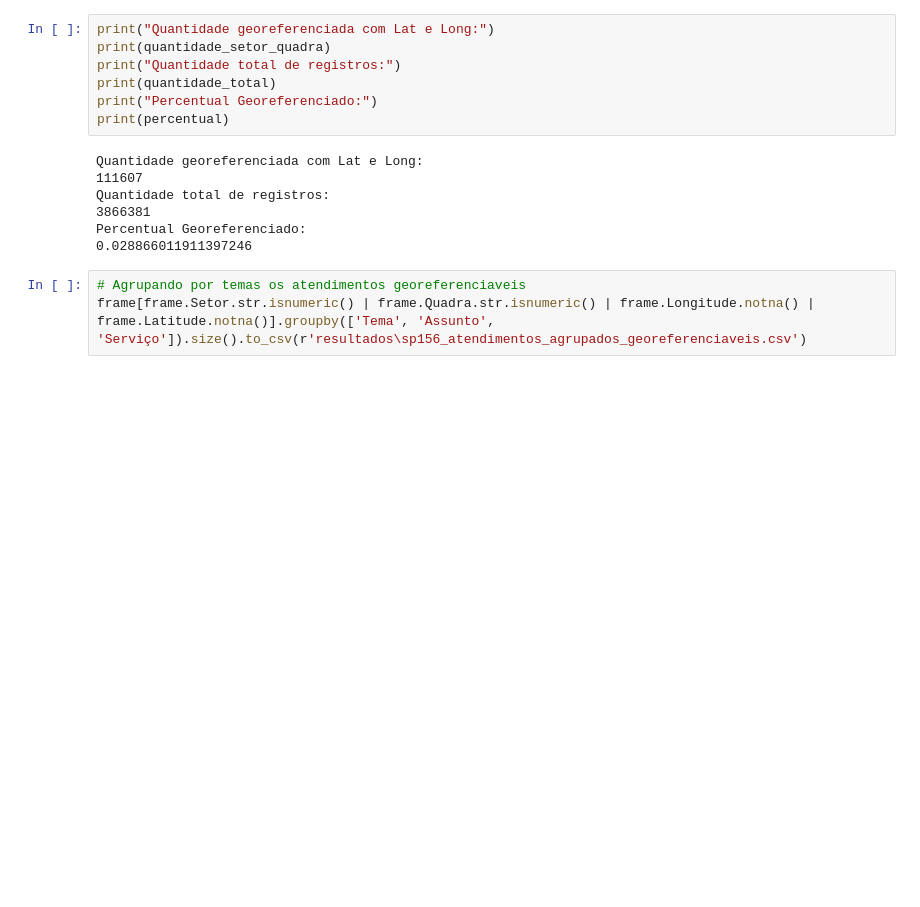
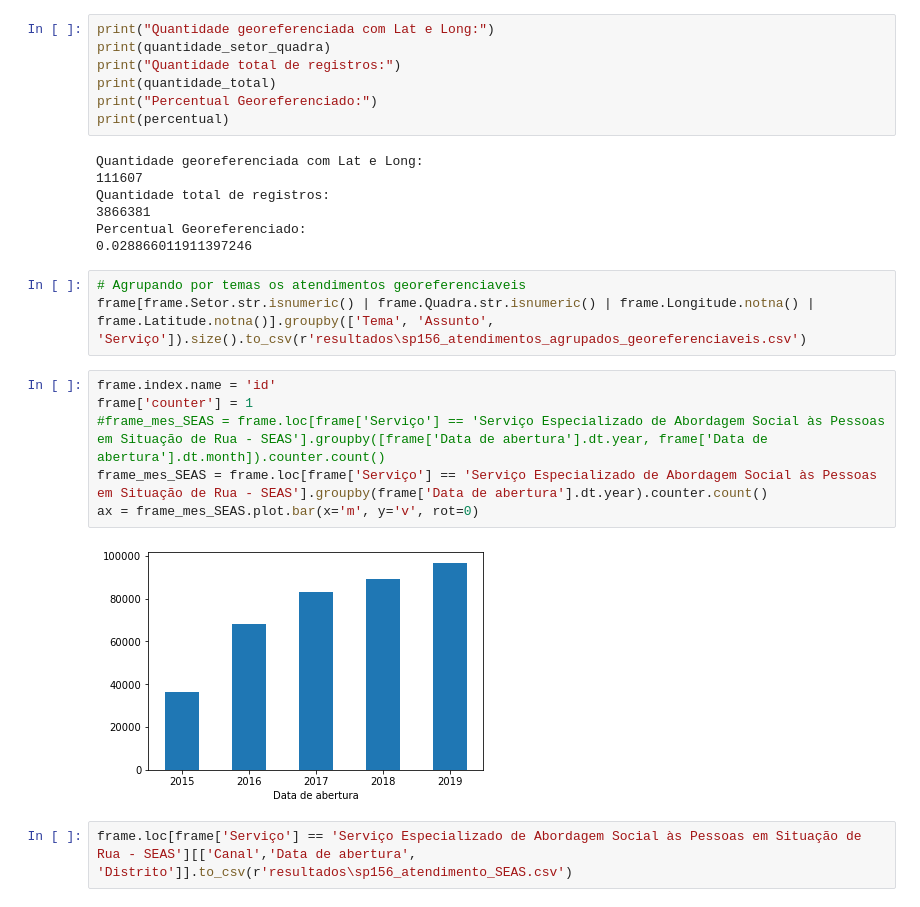
Before and after one commit to geoinfo-smdu/geo-sp156, a Jupyter notebook: Primeiros Prcessamentos e Análises.ipynb, the cells around one changed output. Drawn from its saved outputs; the diff is of its cells as text; blank space fills up the shorter version.

```diff
--- a/Primeiros Prcessamentos e Análises.ipynb
+++ b/Primeiros Prcessamentos e Análises.ipynb
@@ -180,3 +180,13 @@ Percentual Georeferenciado:
 # %%
 # Agrupando por temas os atendimentos georeferenciaveis
 frame[frame.Setor.str.isnumeric() | frame.Quadra.str.isnumeric() | frame.Longitude.notna() | frame.Latitude.notna()].groupby(['Tema', 'Assunto', 'Serviço']).size().to_csv(r'resultados\sp156_atendimentos_agrupados_georeferenciaveis.csv')
+# %%
+frame.index.name = 'id'
+frame['counter'] = 1
+#frame_mes_SEAS = frame.loc[frame['Serviço'] == 'Serviço Especializado de Abordagem Social às Pessoas em Situação de Rua - SEAS'].groupby([frame['Data de abertura'].dt.year, frame['Data de abertura'].dt.month]).counter.count()
+frame_mes_SEAS = frame.loc[frame['Serviço'] == 'Serviço Especializado de Abordagem Social às Pessoas em Situação de Rua - SEAS'].groupby(frame['Data de abertura'].dt.year).counter.count()
+ax = frame_mes_SEAS.plot.bar(x='m', y='v', rot=0)
+# %% [output]
+[figure, added]
+# %%
+frame.loc[frame['Serviço'] == 'Serviço Especializado de Abordagem Social às Pessoas em Situação de Rua - SEAS'][['Canal','Data de abertura', 'Distrito']].to_csv(r'resultados\sp156_atendimento_SEAS.csv')
```
Also changed, not shown: parts of 4 cells of this notebook.
